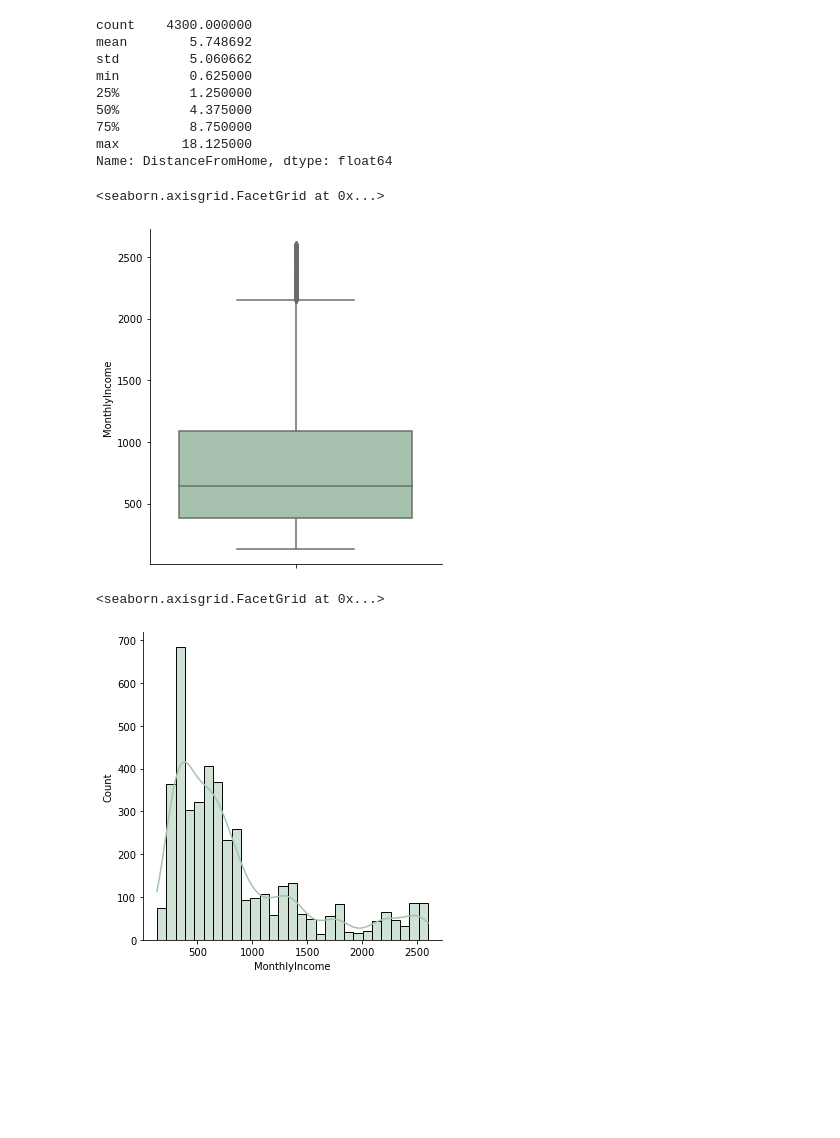
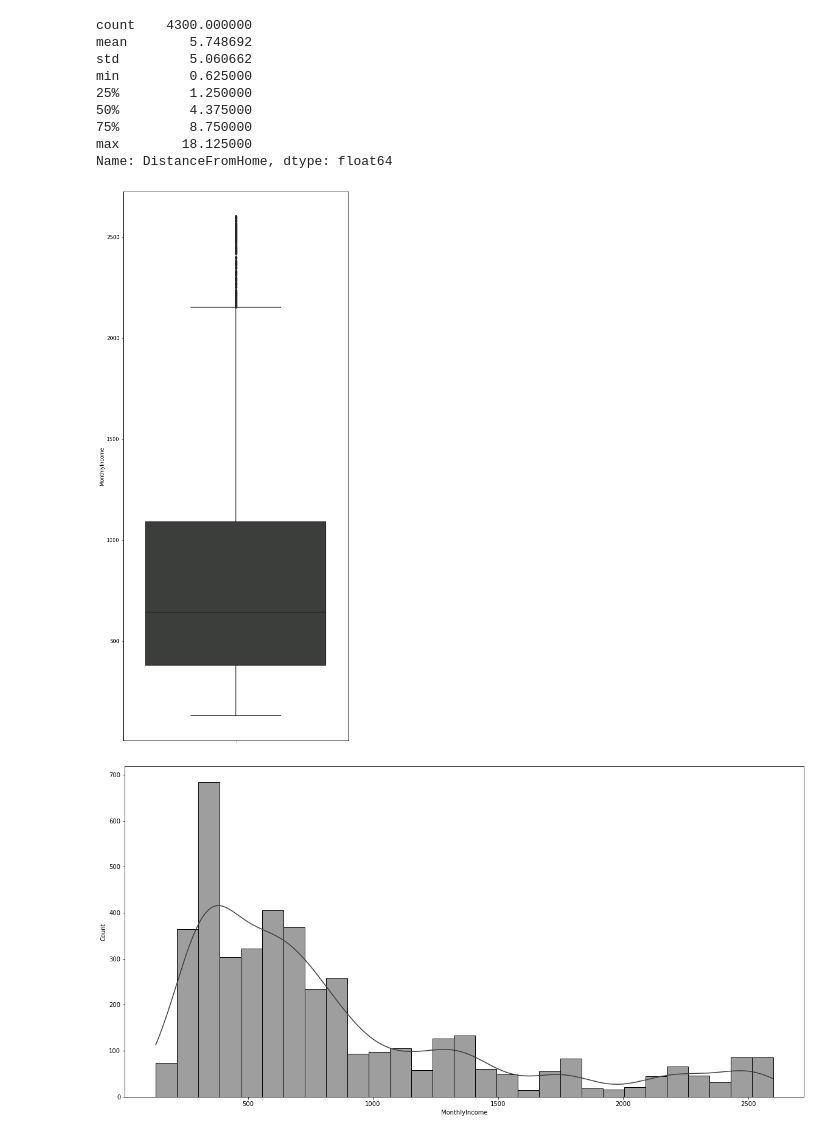
Before and after one commit to conorwhanson/UMN_Data_Capstone_Employee_Attrition, a Jupyter notebook: resources/HR_EDA.ipynb, the cells around one changed output. Saved outputs shown, nothing was run; the diff lists cells and outputs as text; code cells hidden in the pictures; blank space fills up the shorter version.

Commit message:
got the colors wokrin

```diff
--- a/resources/HR_EDA.ipynb
+++ b/resources/HR_EDA.ipynb
@@ -66,10 +64,14 @@ sns.set_palette(sns.color_palette(colors))
 # %%
-sns.catplot(y="MonthlyIncome", kind="box", data=hr_df)
+fig, ax = plt.subplots(figsize=(8,20))
+sns.set_palette(sns.color_palette(colors))
+sns.boxplot(ax=ax, data=hr_df, y="MonthlyIncome")
+plt.show()
 # %% [output]
-<seaborn.axisgrid.FacetGrid at 0x...>
-[figure, old version]
+[figure, new version]
 # %%
-sns.displot(hr_df, x="MonthlyIncome", kde=True)
+fig, ax = plt.subplots(figsize=(20,10))
+sns.set_palette(sns.color_palette(colors))
+sns.histplot(ax=ax, data=hr_df, x="MonthlyIncome", kde=True)
+plt.show()
 # %% [output]
-<seaborn.axisgrid.FacetGrid at 0x...>
-[figure, old version]
+[figure, new version]
```
Also changed, not shown: parts of 15 cells of this notebook.
